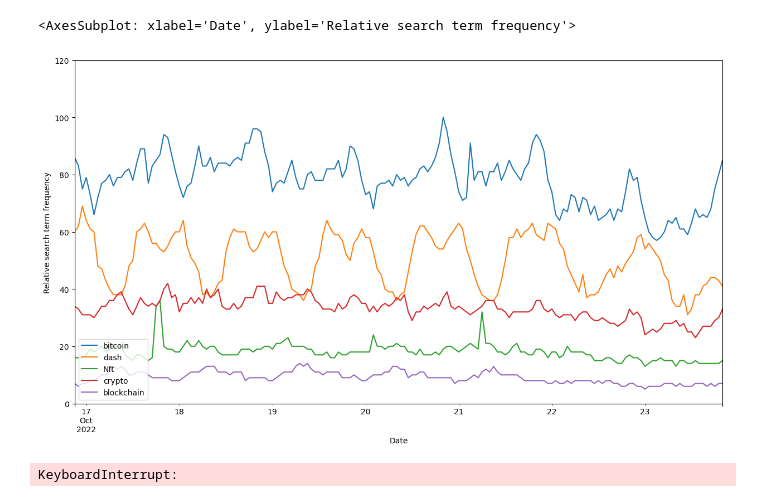
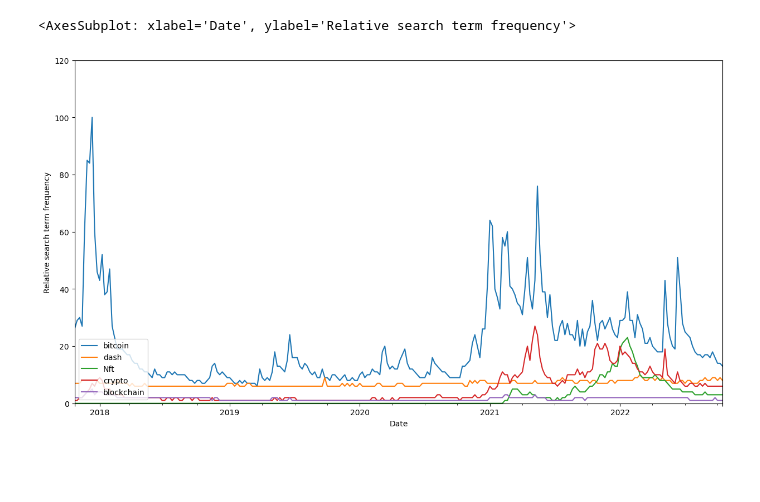
Before and after one commit to victorbarrau/Recreate_a_major_financial_indicator-_the_Fear_, a Jupyter notebook: Google_trend.ipynb, the cells around one changed output. Drawn from its saved outputs; the diff is of its cells as text; code cells hidden in the pictures; blank space fills up the shorter version.

```diff
--- a/Google_trend.ipynb
+++ b/Google_trend.ipynb
@@ -30,16 +30,11 @@ def plot_searchterms(df):
 # %%
 
 pytrend = TrendReq(hl='en', tz=360)
 kw_list = ["bitcoin","dash","Nft","crypto","blockchain"]
-pytrend.build_payload(kw_list, cat=0, timeframe='now 7-d', geo='', gprop='')#yyyy-mm-dd 2020-08-01 date
+pytrend.build_payload(kw_list, cat=0, timeframe='today 5-y', geo='', gprop='')#yyyy-mm-dd 2020-08-01 date
 df = pytrend.interest_over_time()
-df2= pytrend.interest_by_region(resolution='COUNTRY', inc_low_vol=True, inc_geo_code=False)
 df = df.drop(labels=['isPartial'],axis='columns') #nous indique si les données sont complètes ou non
 plot_searchterms(df)
 # %% [output]
 <AxesSubplot: xlabel='Date', ylabel='Relative search term frequency'>
-[figure, old version]
+[figure, new version]
-# %%
-plot_searchterms(df)
-# %% [output]
-KeyboardInterrupt:
```
Also changed, not shown: parts of 3 cells of this notebook, 1 other file.
